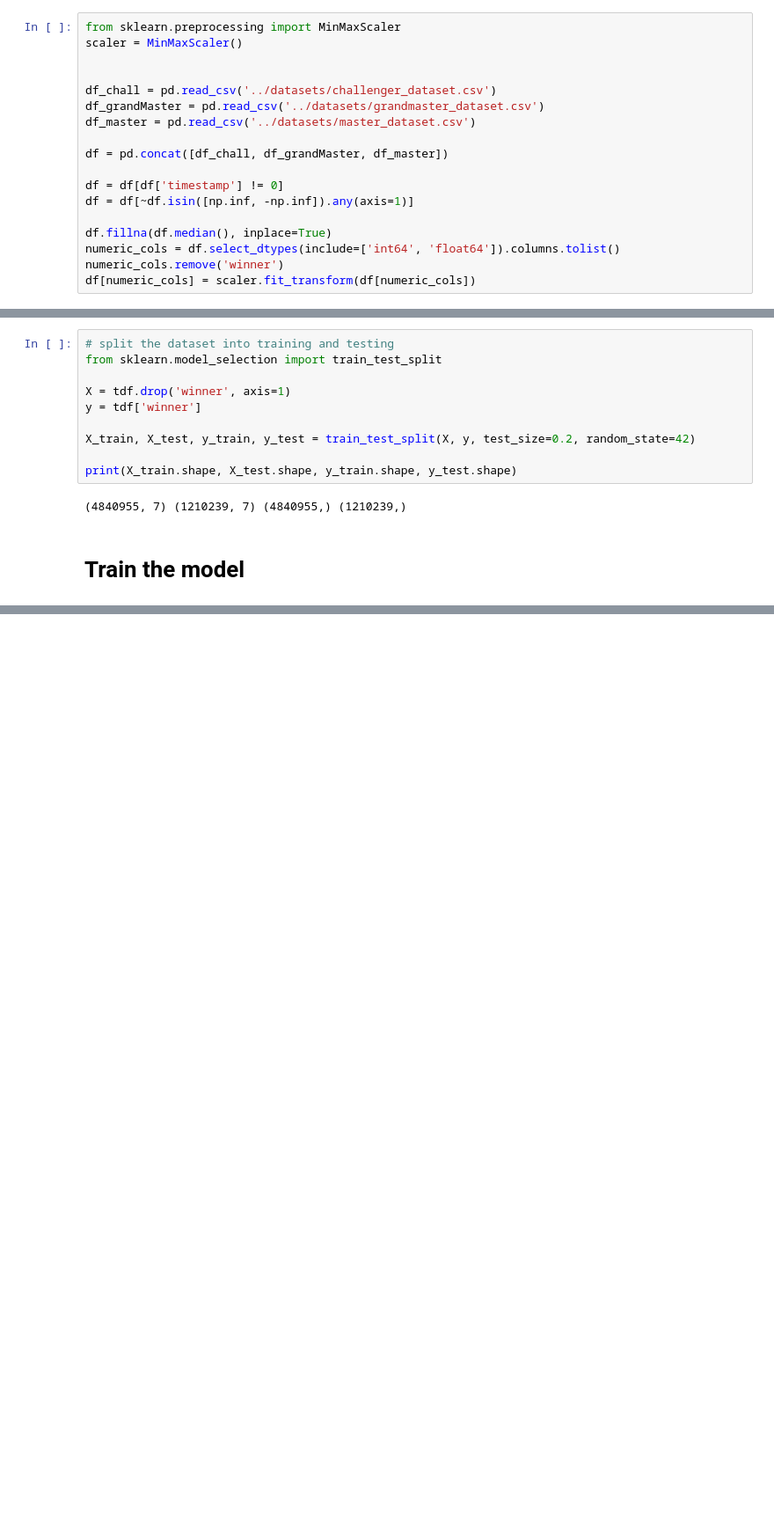
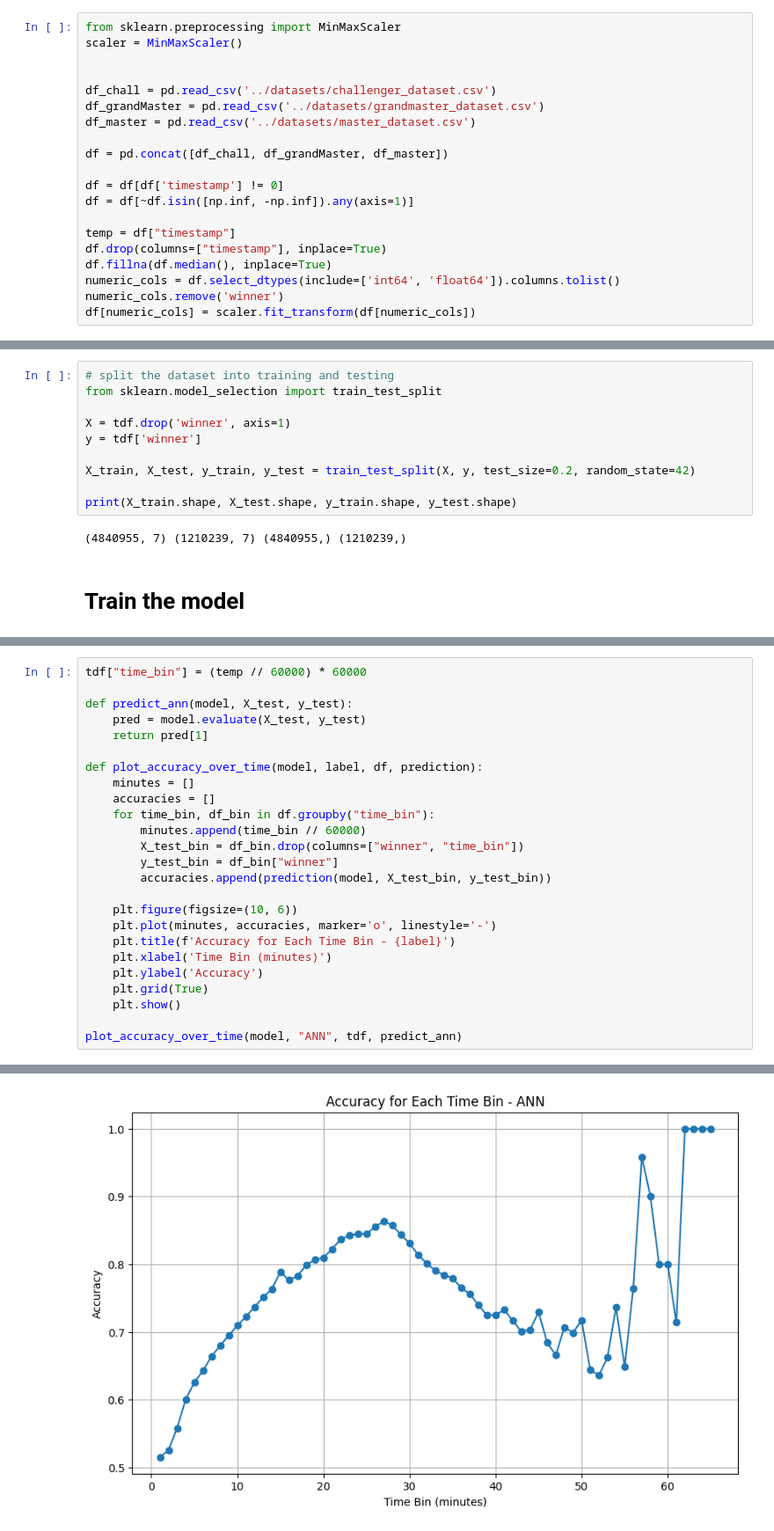
Before and after one commit to YoungSnoww/LeagueOfLegendsModelBenchmark, a Jupyter notebook: deep_learning/ANN.ipynb, the cells around one changed output, grey strips where cells are left out. Shown at 88% size. Saved outputs shown, nothing was run; the diff lists cells and outputs as text; blank space fills up the shorter version.

Commit message:
[+] add graph of accuracy per min and personal analysis

```diff
--- a/deep_learning/ANN.ipynb
+++ b/deep_learning/ANN.ipynb
@@ -107,6 +91,8 @@ df = pd.concat([df_chall, df_grandMaster, df_master])
 df = df[df['timestamp'] != 0]
 df = df[~df.isin([np.inf, -np.inf]).any(axis=1)]
 
+temp = df["timestamp"]
+df.drop(columns=["timestamp"], inplace=True)
 df.fillna(df.median(), inplace=True)
 numeric_cols = df.select_dtypes(include=['int64', 'float64']).columns.tolist()
 numeric_cols.remove('winner')
@@ -239,0 +215,26 @@ AUC-ROC score: 0.7426227508203959
+# %%
+tdf["time_bin"] = (temp // 60000) * 60000
+
+def predict_ann(model, X_test, y_test):
+    pred = model.evaluate(X_test, y_test)
+    return pred[1]
+
+def plot_accuracy_over_time(model, label, df, prediction):
+    minutes = []
+    accuracies = []
+    for time_bin, df_bin in df.groupby("time_bin"):
+        minutes.append(time_bin // 60000)
+        X_test_bin = df_bin.drop(columns=["winner", "time_bin"])
+        y_test_bin = df_bin["winner"]
+        accuracies.append(prediction(model, X_test_bin, y_test_bin))
+
+    plt.figure(figsize=(10, 6))
+    plt.plot(minutes, accuracies, marker='o', linestyle='-')
+    plt.title(f'Accuracy for Each Time Bin - {label}')
+    plt.xlabel('Time Bin (minutes)')
+    plt.ylabel('Accuracy')
+    plt.grid(True)
+    plt.show()
+
+plot_accuracy_over_time(model, "ANN", tdf, predict_ann)
+# %% [output]
@@ -239,0 +258 @@ AUC-ROC score: 0.7426227508203959
+[figure, added]
```
Also changed, not shown: parts of 9 cells of this notebook.
